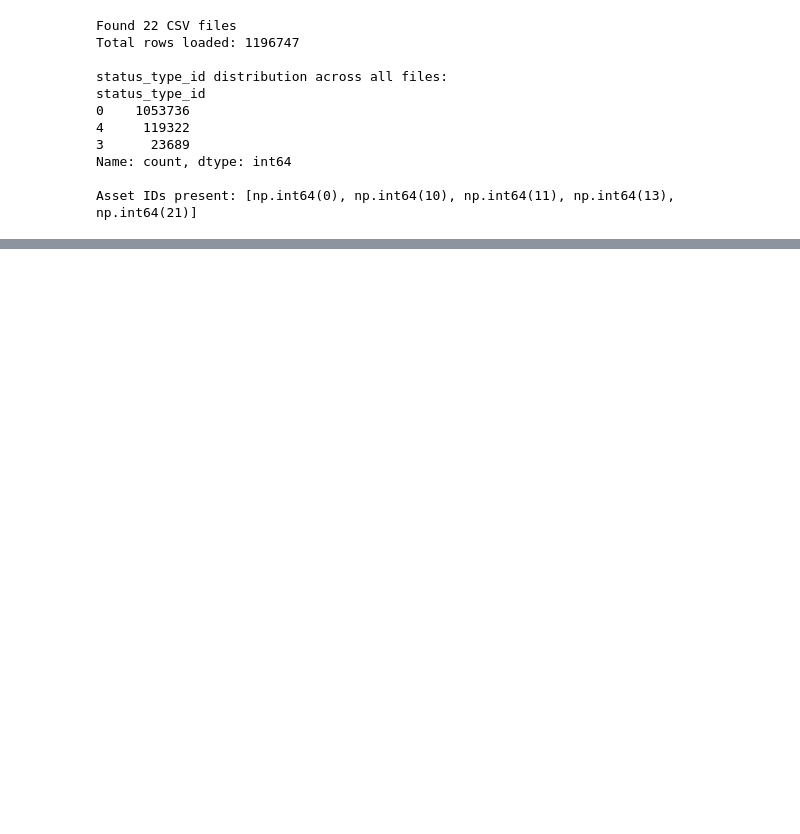
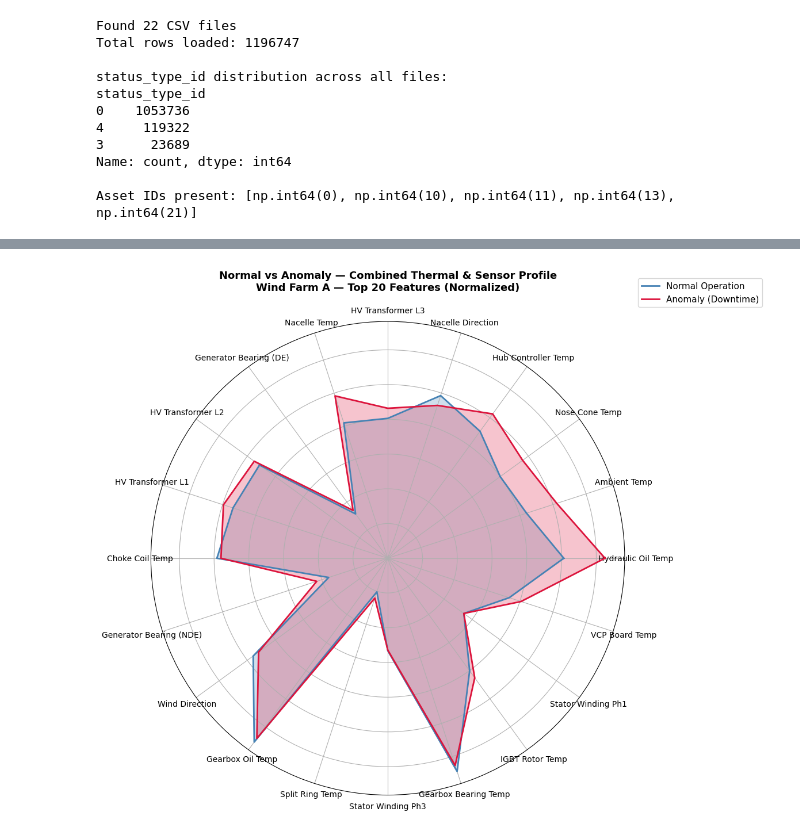
Before and after one commit to NateBartek/EnbridgeWindTurbines, a Jupyter notebook: notebooks/WindfarmsA.ipynb, the cells around one changed output, grey strips where cells are left out. Saved outputs shown, nothing was run; the diff lists cells and outputs as text; code cells hidden in the pictures; blank space fills up the shorter version.

```diff
--- a/notebooks/WindfarmsA.ipynb
+++ b/notebooks/WindfarmsA.ipynb
@@ -34,0 +171,64 @@ Asset IDs present: [np.int64(0), np.int64(10), np.int64(11), np.int64(13), np.in
+# %%
+import numpy as np
+import matplotlib.pyplot as plt
+from matplotlib.patches import FancyArrowPatch
+
+# Top 20 features
+top20 = [
+    'sensor_41_avg', 'sensor_0_avg', 'sensor_53_avg', 'sensor_6_avg',
+    'sensor_42_avg', 'sensor_40_avg', 'sensor_43_avg', 'sensor_13_avg',
+    'sensor_39_avg', 'sensor_38_avg', 'sensor_8_avg', 'sensor_14_avg',
+    'sensor_1_avg', 'sensor_12_avg', 'sensor_19_avg', 'sensor_17_avg',
+    'sensor_11_avg', 'sensor_36_avg', 'sensor_15_avg', 'sensor_9_avg'
+]
+
+# Friendly labels
+labels = [
+    'Hydraulic Oil Temp', 'Ambient Temp', 'Nose Cone Temp', 'Hub Controller Temp',
+    'Nacelle Direction', 'HV Transformer L3', 'Nacelle Temp', 'Generator Bearing (DE)',
+    'HV Transformer L2', 'HV Transformer L1', 'Choke Coil Temp', 'Generator Bearing (NDE)',
+    'Wind Direction', 'Gearbox Oil Temp', 'Split Ring Temp', 'Stator Winding Ph3',
+    'Gearbox Bearing Temp', 'IGBT Rotor Temp', 'Stator Winding Ph1', 'VCP Board Temp'
+]
+
+# Separate normal and anomaly
+normal = df_clean[df_clean['label'] == 0][top20]
+anomaly = df_clean[df_clean['label'] == 1][top20]
+
+# Normalize each feature 0-1 across the combined dataset so they're comparable
+combined = df_clean[top20]
+norm_min = combined.min()
+norm_max = combined.max()
+
+normal_norm = ((normal.mean() - norm_min) / (norm_max - norm_min)).values
+anomaly_norm = ((anomaly.mean() - norm_min) / (norm_max - norm_min)).values
+
+# Radar setup
+N = len(top20)
+angles = np.linspace(0, 2 * np.pi, N, endpoint=False).tolist()
+angles += angles[:1]  # close the polygon
+
+normal_norm = np.append(normal_norm, normal_norm[0])
+anomaly_norm = np.append(anomaly_norm, anomaly_norm[0])
+
+fig, ax = plt.subplots(figsize=(12, 12), subplot_kw=dict(polar=True))
+
+# Plot
+ax.plot(angles, normal_norm, color='steelblue', linewidth=2, label='Normal Operation')
+ax.fill(angles, normal_norm, color='steelblue', alpha=0.25)
+
+ax.plot(angles, anomaly_norm, color='crimson', linewidth=2, label='Anomaly (Downtime)')
+ax.fill(angles, anomaly_norm, color='crimson', alpha=0.25)
+
+# Labels
+ax.set_xticks(angles[:-1])
+ax.set_xticklabels(labels, size=10)
+ax.set_yticklabels([])
+ax.set_title('Normal vs Anomaly — Combined Thermal & Sensor Profile\nWind Farm A — Top 20 Features (Normalized)',
+             size=13, fontweight='bold', pad=20)
+ax.legend(loc='upper right', bbox_to_anchor=(1.3, 1.1), fontsize=11)
+
+plt.tight_layout()
+plt.show()
+# %% [output]
+[figure, added]
```
Also changed, not shown: parts of 4 cells of this notebook.
